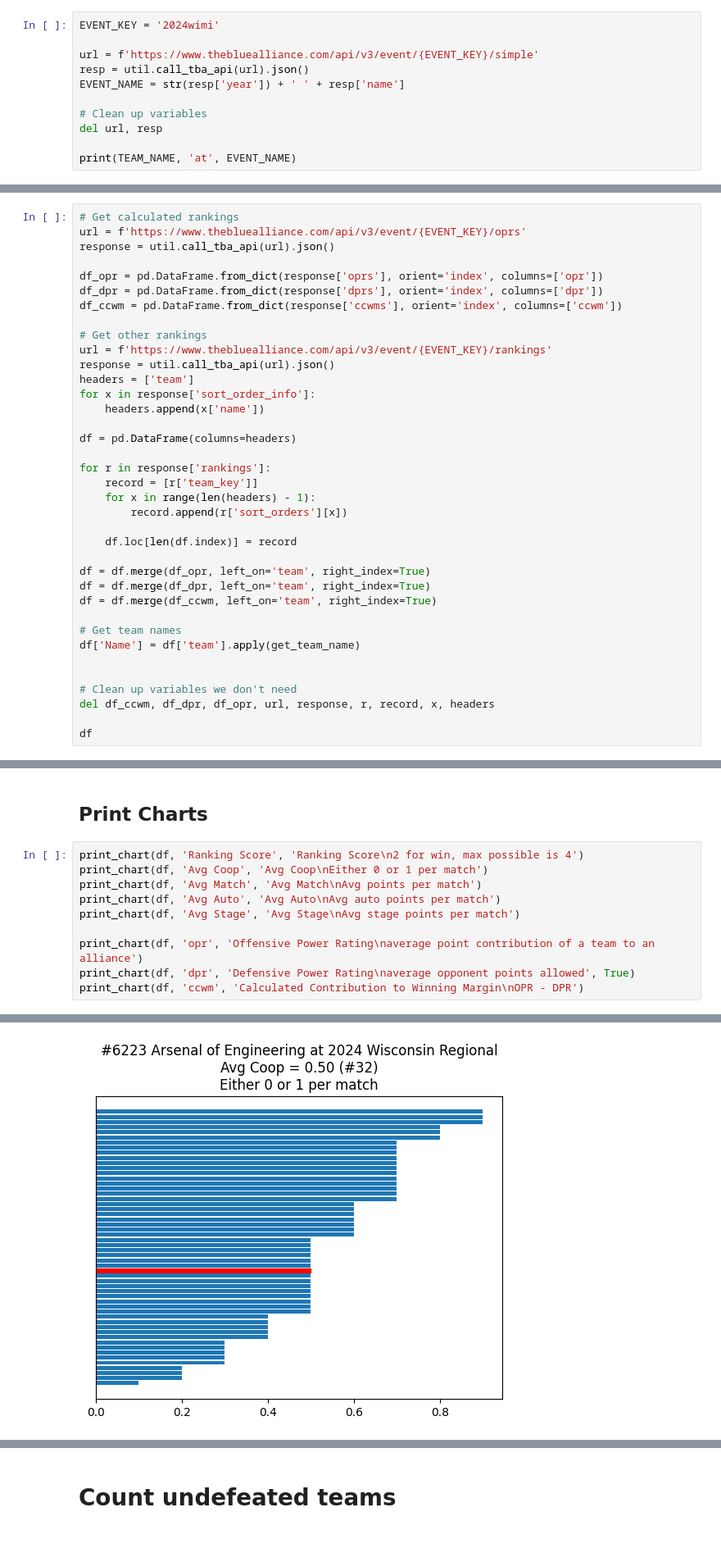
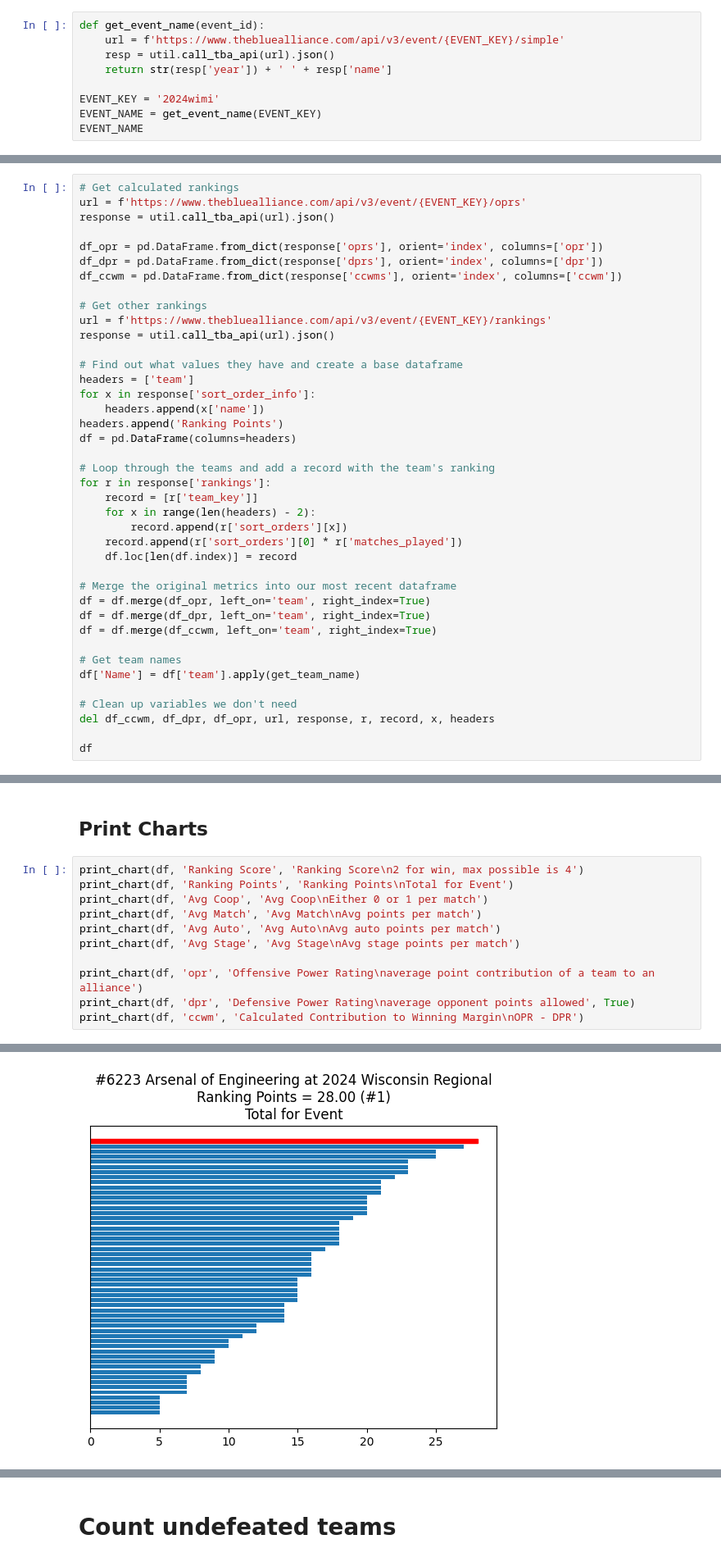
Before and after one commit to Arsenal-of-Engineering/tba-api-example, a Jupyter notebook: MatchMetrics.ipynb, the cells around one changed output, grey strips where cells are left out. Shown: that part at 82% size. Saved outputs shown, nothing was run; the diff lists cells and outputs as text.

Commit message:
Cleanup

```diff
--- a/MatchMetrics.ipynb
+++ b/MatchMetrics.ipynb
@@ -26,12 +31,10 @@ TEAM_NAME
 # %%
+def get_event_name(event_id):
+    url = f'https://www.thebluealliance.com/api/v3/event/{EVENT_KEY}/simple'
+    resp = util.call_tba_api(url).json()
+    return str(resp['year']) + ' ' + resp['name']
+
 EVENT_KEY = '2024wimi'
-
-url = f'https://www.thebluealliance.com/api/v3/event/{EVENT_KEY}/simple'
-resp = util.call_tba_api(url).json()
-EVENT_NAME = str(resp['year']) + ' ' + resp['name']
-
-# Clean up variables
-del url, resp
-
-print(TEAM_NAME, 'at', EVENT_NAME)
+EVENT_NAME = get_event_name(EVENT_KEY)
+EVENT_NAME
 # %% [output]
@@ -50,19 +65,23 @@ df_ccwm = pd.DataFrame.from_dict(response['ccwms'], orient='index', columns=['cc
 # Get other rankings
 url = f'https://www.thebluealliance.com/api/v3/event/{EVENT_KEY}/rankings'
 response = util.call_tba_api(url).json()
+
+# Find out what values they have and create a base dataframe
 headers = ['team']
 for x in response['sort_order_info']:
     headers.append(x['name'])
-
+headers.append('Ranking Points')
 df = pd.DataFrame(columns=headers)
 
+# Loop through the teams and add a record with the team's ranking
 for r in response['rankings']:
     record = [r['team_key']]
-    for x in range(len(headers) - 1):
+    for x in range(len(headers) - 2):
         record.append(r['sort_orders'][x])
-
+    record.append(r['sort_orders'][0] * r['matches_played'])
     df.loc[len(df.index)] = record
 
+# Merge the original metrics into our most recent dataframe
 df = df.merge(df_opr, left_on='team', right_index=True)
 df = df.merge(df_dpr, left_on='team', right_index=True)
 df = df.merge(df_ccwm, left_on='team', right_index=True)
@@ -70,7 +89,6 @@ df = df.merge(df_ccwm, left_on='team', right_index=True)
 # Get team names
 df['Name'] = df['team'].apply(get_team_name)
 
-
 # Clean up variables we don't need
 del df_ccwm, df_dpr, df_opr, url, response, r, record, x, headers
 
@@ -128,25 +151,26 @@ def print_chart(df, col, title, invert=False):
 ## Print Charts
 # %%
 print_chart(df, 'Ranking Score', 'Ranking Score\n2 for win, max possible is 4')
+print_chart(df, 'Ranking Points', 'Ranking Points\nTotal for Event')
 print_chart(df, 'Avg Coop', 'Avg Coop\nEither 0 or 1 per match')
 print_chart(df, 'Avg Match', 'Avg Match\nAvg points per match')
 print_chart(df, 'Avg Auto', 'Avg Auto\nAvg auto points per match')
 print_chart(df, 'Avg Stage', 'Avg Stage\nAvg stage points per match')
 
 print_chart(df, 'opr', 'Offensive Power Rating\naverage point contribution of a team to an alliance')
 print_chart(df, 'dpr', 'Defensive Power Rating\naverage opponent points allowed', True)
 print_chart(df, 'ccwm', 'Calculated Contribution to Winning Margin\nOPR - DPR')
 # %% [output]
 [figure]
       team  Ranking Score                     Name
 0  frc6223            2.8   Arsenal of Engineering
 1    frc93            2.7          NEW Apple Corps
 2  frc1714            2.5            MORE Robotics
 3  frc1732            2.5      Hilltopper Robotics
 4  frc6381            2.3      Red Raider Robotics
 5  frc9535            2.3                The Knack
 6   frc930            2.3          Mukwonago BEARs
 7  frc6823            2.2  USM Robotics - Wildcats
 8  frc3630            2.1                 Stampede
 9  frc3381            2.1               Droid Rage
-[figure, old version]
+[figure, new version]
```
Also changed, not shown: parts of 13 cells of this notebook.
